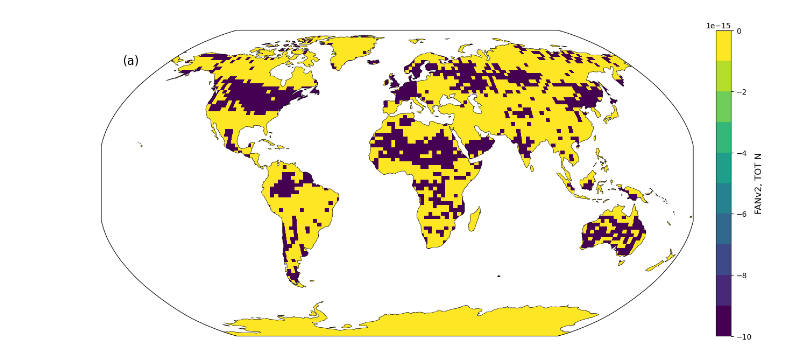
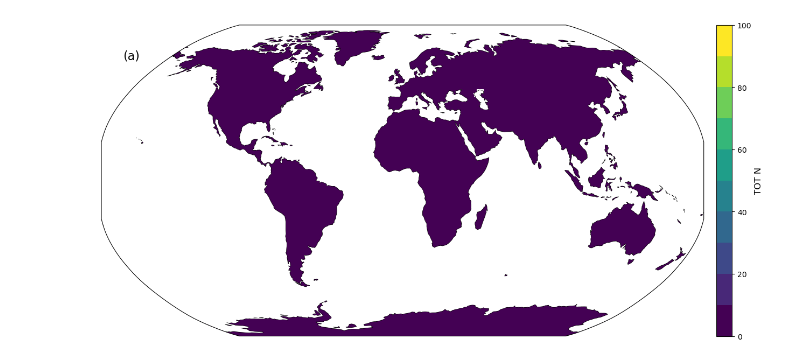
Before and after one commit to jinmuluo/pymaps, a Jupyter notebook: global_plot.ipynb, the cells around one changed output. Drawn from its saved outputs; the diff is of its cells as text; code cells hidden in the pictures.

```diff
--- a/global_plot.ipynb
+++ b/global_plot.ipynb
@@ -7,4 +7,5 @@ from cartopy.util import add_cyclic_point
 import copy
 import xarray as xr
 # %%
-ds = xr.open_dataset("/glade/scratch/jinmuluo/archive/fanv3clm2000/lnd/hist/fanv3_debugging.clm2.h0.2000-05.nc")
+ds = xr.open_dataset("/glade/scratch/jinmuluo/archive/fanv3only_clmnox_huang2015/lnd/hist/fanv3_debugging.clm2.h0.2001-05.nc")
+ds
@@ -38,14 +57,14 @@ def map_function(da, cb=0, cmap='viridis', panel=None,  ax=None, title=None, vma
         cbar = fig.colorbar(im, ax=ax,pad=0.02, fraction = 0.05, orientation='vertical')
         cbar.set_label(units,size=12)#,weight='bold')
 # %%
-var="MANURE_NITRATE_TO_SOIL"
+var="pftmask"
 i = 0
 fig, axes = plt.subplots(nrows=1, ncols=1, figsize=(13,6), constrained_layout=True, subplot_kw=dict(projection=ccrs.Robinson()))
 for index, ax in np.ndenumerate(axes):
     if i == 0:
-        plotData = ds[var].isel(time=0)
-        map_function(plotData, ax=ax,cb=2, panel='(a)', nbins=10, vmax=0, vmin=-1e-14, units='FANv2, TOT N')
-
+        #plotData = ds[var].isel(time=0)
+        plotData = ds[var]
+        map_function(plotData, ax=ax,cb=2, panel='(a)', nbins=10, vmax=100, vmin=0, units='TOT N')
     i = i+1
 # %% [output]
-[figure, old version]
+[figure, new version]
```
Also changed, not shown: parts of 1 cell of this notebook, 2 other files.
